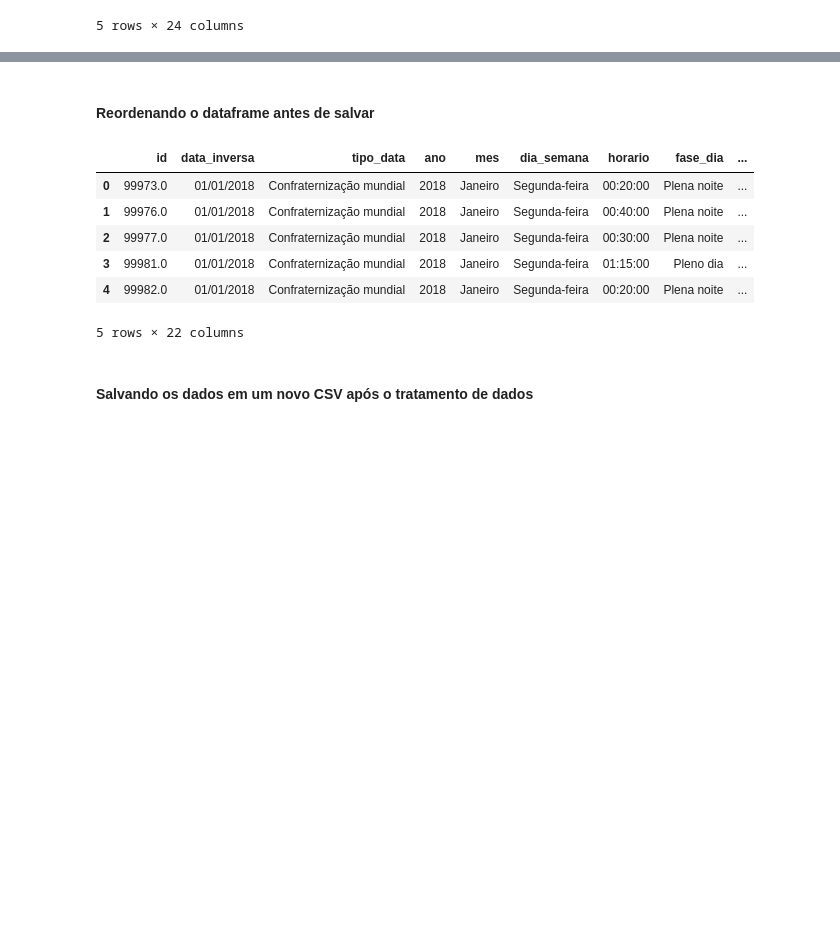
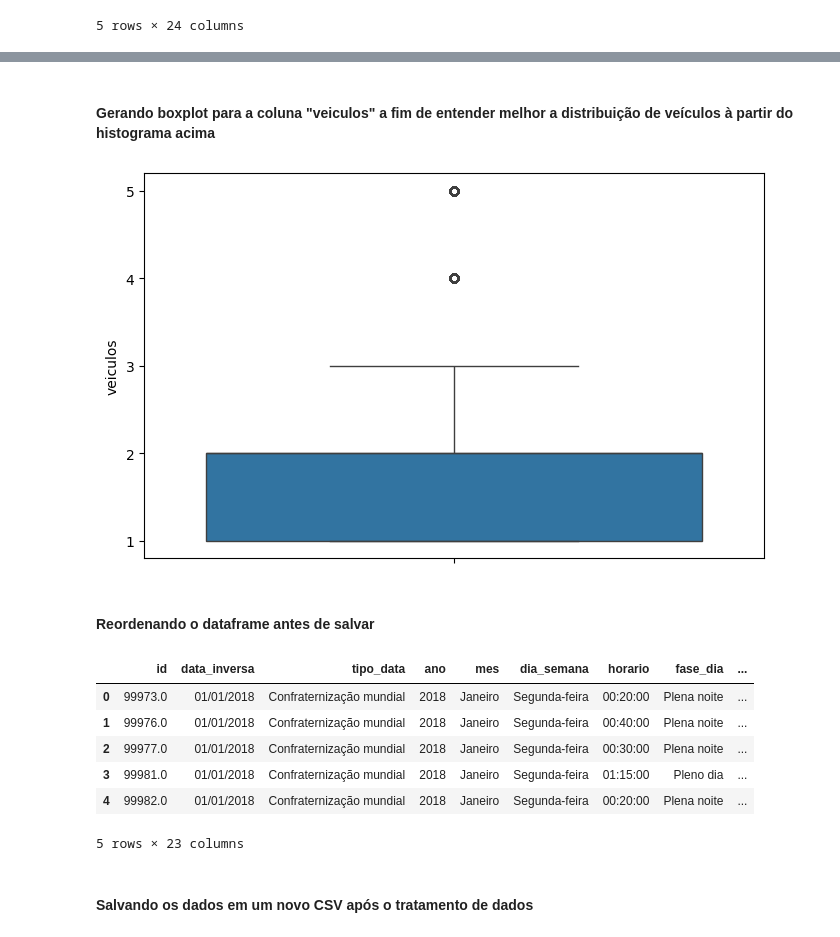
Before and after one commit to evidal1990/coderhouse_datascience, a Jupyter notebook: wrangling/data_wrangling.ipynb, the cells around one changed output, grey strips where cells are left out. Drawn from its saved outputs; the diff is of its cells as text; code cells hidden in the pictures; blank space fills up the shorter version.

```diff
--- a/wrangling/data_wrangling.ipynb
+++ b/wrangling/data_wrangling.ipynb
@@ -859,3 +984,18 @@ df_accidents.head()
+# %% [markdown]
+#### Gerando boxplot para a coluna "veiculos" a fim de entender melhor a distribuição de veículos à partir do histograma acima
+# %%
+import matplotlib.ticker as mticker
+vehicles_limit = 5
+data = df_accidents[df_accidents["veiculos"] <= vehicles_limit]
+plt.figure(figsize=(8, 5))
+sns.boxplot(data["veiculos"])
+plt.gca().yaxis.set_major_locator(
+    mticker.MultipleLocator(1))
+plt.gca().yaxis.set_major_formatter(
+    mticker.StrMethodFormatter("{x:.0f}"))
+plt.show()
+# %% [output]
+[figure, added]
 # %% [markdown]
 #### Reordenando o dataframe antes de salvar
 # %%
@@ -880,6 +1020,7 @@ df_accidents = df_accidents[[
     "causa_acidente",
     "classificacao_acidente",
     "pessoas",
+    "veiculos",
     "latitude",
     "longitude"
 ]]
@@ -891,7 +1032,7 @@ df_accidents.head()
 | 2 | 99977.0 | 01/01/2018 | Confraternização mundial | 2018 | Janeiro | Segunda-feira | 00:30:00 | Plena noite | ... |
 | 3 | 99981.0 | 01/01/2018 | Confraternização mundial | 2018 | Janeiro | Segunda-feira | 01:15:00 | Pleno dia | ... |
 | 4 | 99982.0 | 01/01/2018 | Confraternização mundial | 2018 | Janeiro | Segunda-feira | 00:20:00 | Plena noite | ... |
-5 rows × 22 columns
+5 rows × 23 columns
 # %% [markdown]
 #### Salvando os dados em um novo CSV após o tratamento de dados
 # %%
```
Also changed, not shown: parts of 19 cells of this notebook.
